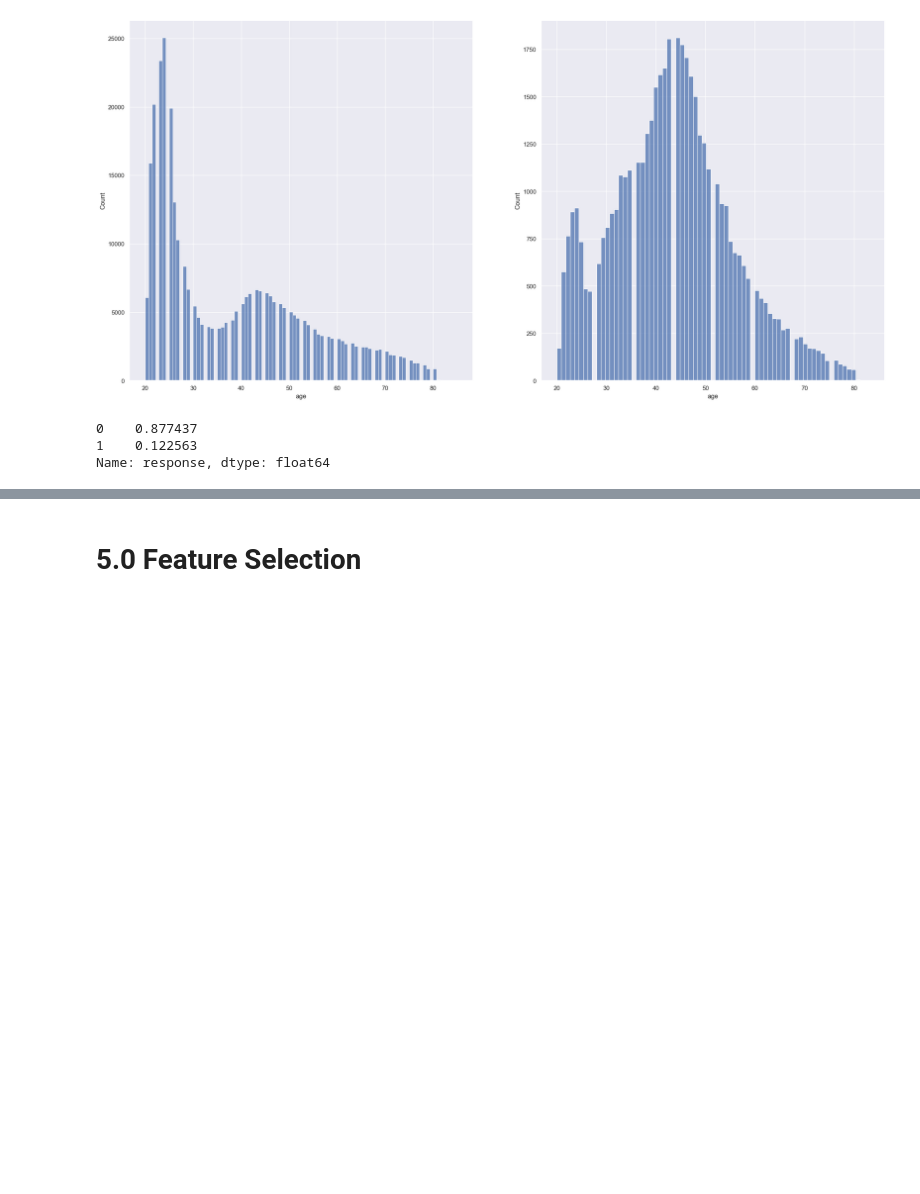
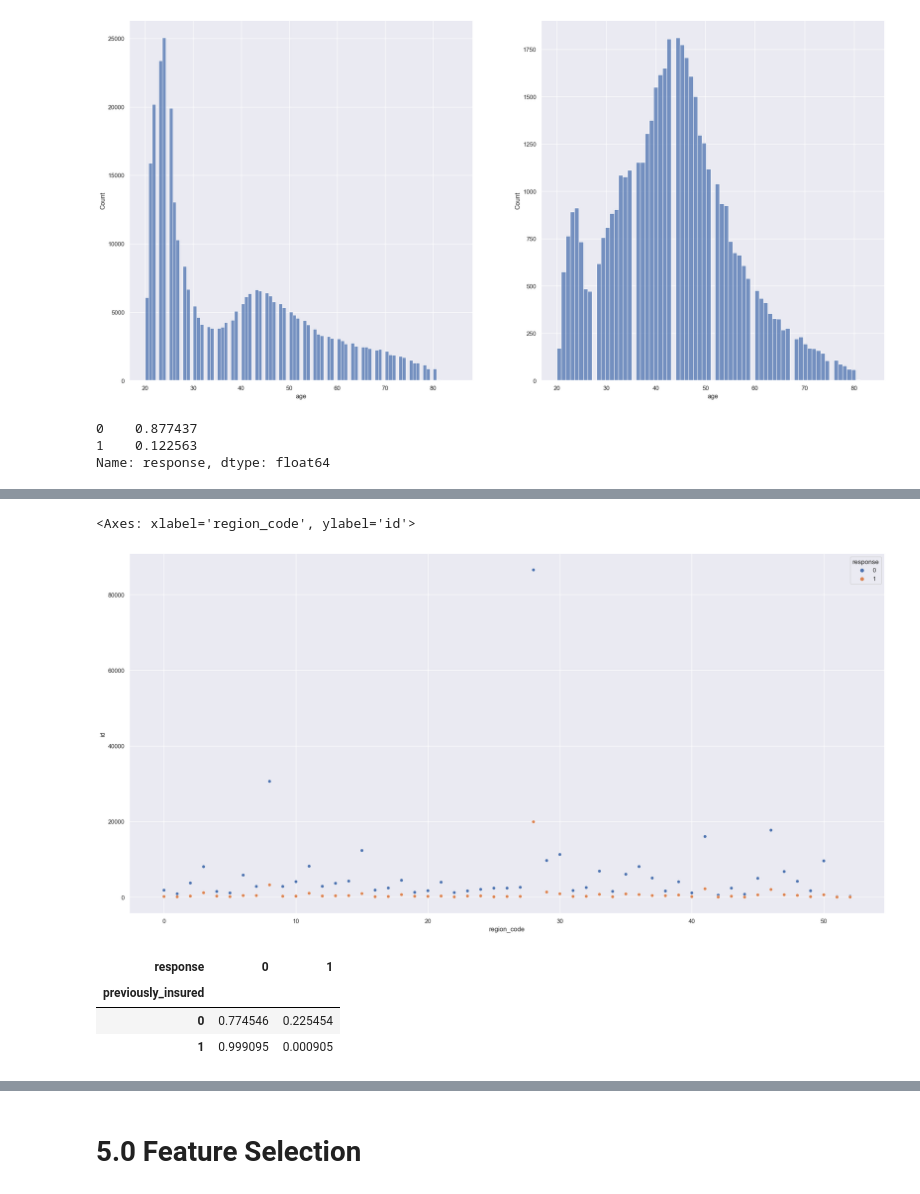
Before and after one commit to franciscofijamo/Health_Insurance_Cross_Sell, a Jupyter notebook: health_insurance_cross_sell/notebooks/1.0.fc_health_insurance_cross_sell-1.ipynb, the cells around one changed output, grey strips where cells are left out. Drawn from its saved outputs; the diff is of its cells as text; code cells hidden in the pictures; blank space fills up the shorter version.

```diff
--- a/health_insurance_cross_sell/notebooks/1.0.fc_health_insurance_cross_sell-1.ipynb
+++ b/health_insurance_cross_sell/notebooks/1.0.fc_health_insurance_cross_sell-1.ipynb
@@ -213,0 +243,18 @@ Name: response, dtype: float64
+# %%
+# regioncode
+
+aux0 = df4[['id','region_code', 'response']].groupby(['region_code', 'response']).count().reset_index()
+
+sns.scatterplot(x = 'region_code', y = 'id', hue = 'response', data = aux0)
+# %% [output]
+<Axes: xlabel='region_code', ylabel='id'>
+[figure, added]
+# %%
+# previously insured
+
+pd.crosstab(df4['previously_insured'], df4['response']).apply(lambda x: x/x.sum(), axis= 1)
+# %% [output]
+| response | 0 | 1 |
+| previously_insured |  |  |
+| 0 | 0.774546 | 0.225454 |
+| 1 | 0.999095 | 0.000905 |
```
Also changed, not shown: parts of 12 cells of this notebook, 1 other file.
